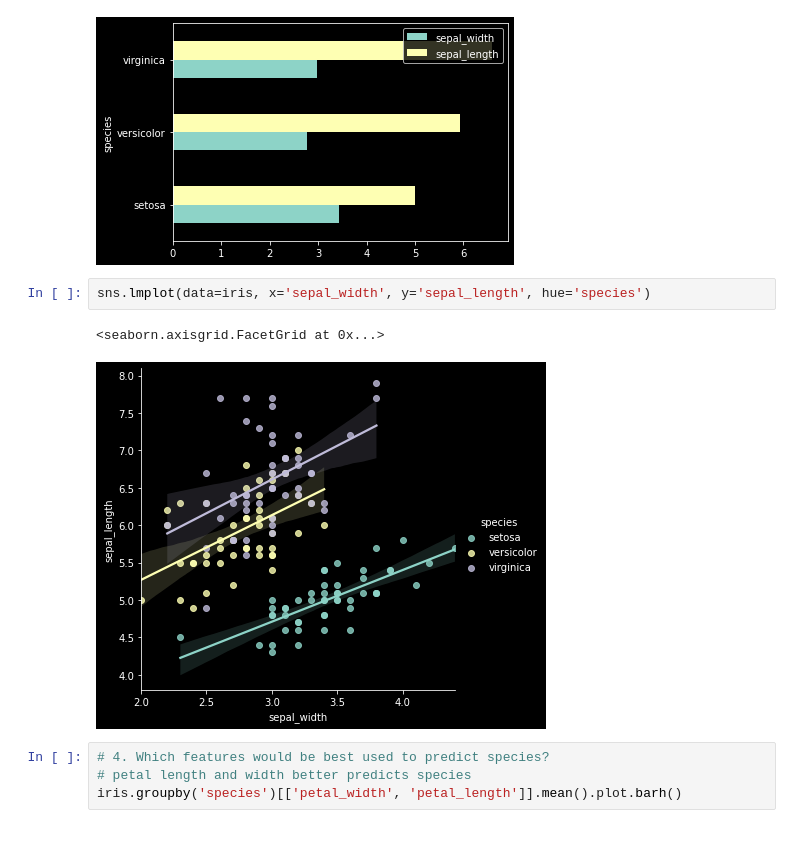
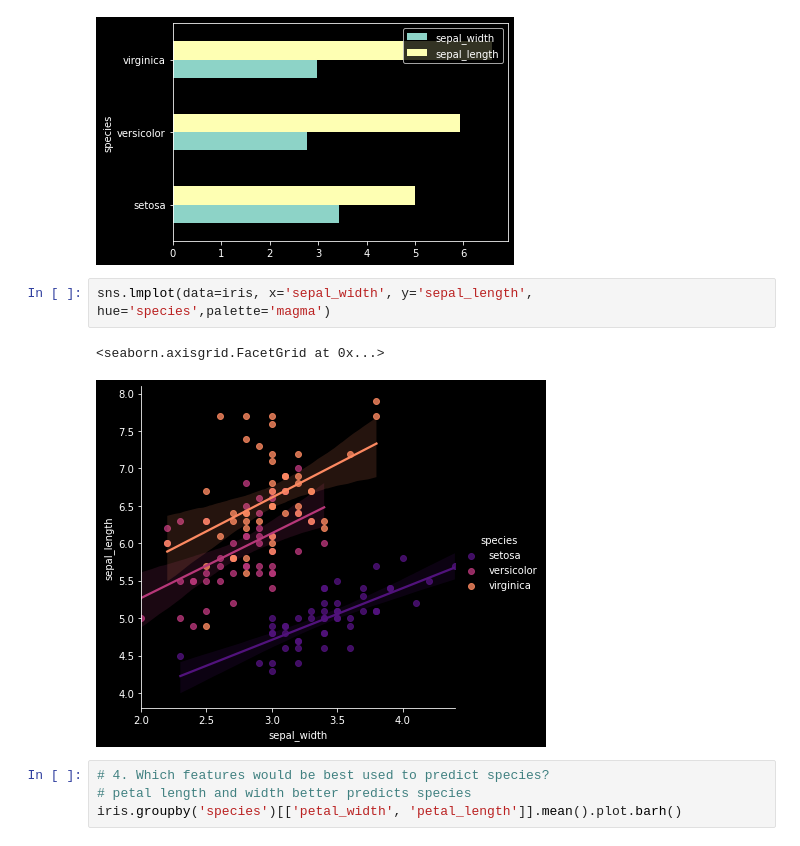
Before and after one commit to Ken-Alviola/numpy-pandas-visualization-exercises, a Jupyter notebook: seaborn_exercises.ipynb, the cells around one changed output. Saved outputs shown, nothing was run; the diff lists cells and outputs as text.

```diff
--- a/seaborn_exercises.ipynb
+++ b/seaborn_exercises.ipynb
@@ -49,10 +49,10 @@ iris.groupby('species')[['sepal_width', 'sepal_length']].mean().plot.barh()
 <AxesSubplot:ylabel='species'>
 [figure]
 # %%
-sns.lmplot(data=iris, x='sepal_width', y='sepal_length', hue='species')
+sns.lmplot(data=iris, x='sepal_width', y='sepal_length', hue='species',palette='magma')
 # %% [output]
 <seaborn.axisgrid.FacetGrid at 0x...>
-[figure, old version]
+[figure, new version]
 # %%
 # 4. Which features would be best used to predict species?
 # petal length and width better predicts species
```
Also changed, not shown: parts of 6 cells of this notebook.
